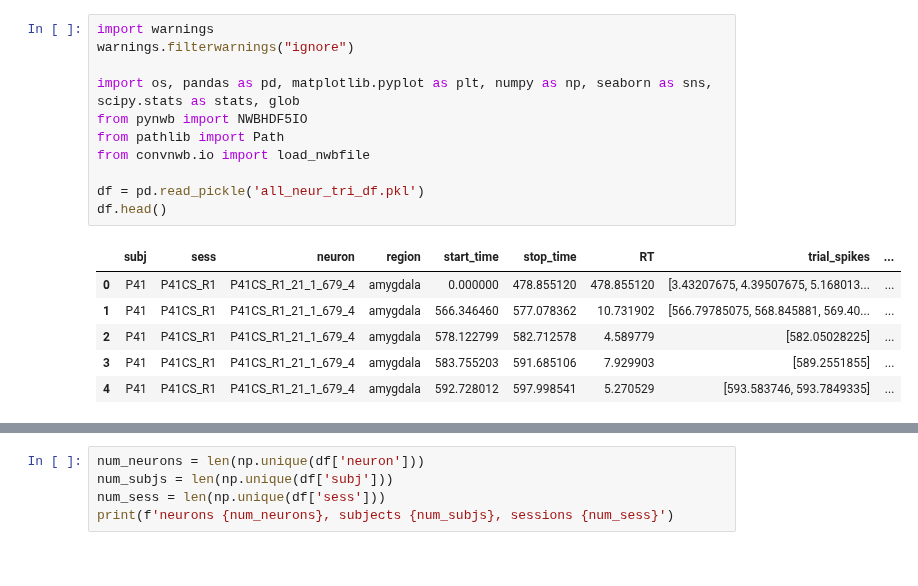
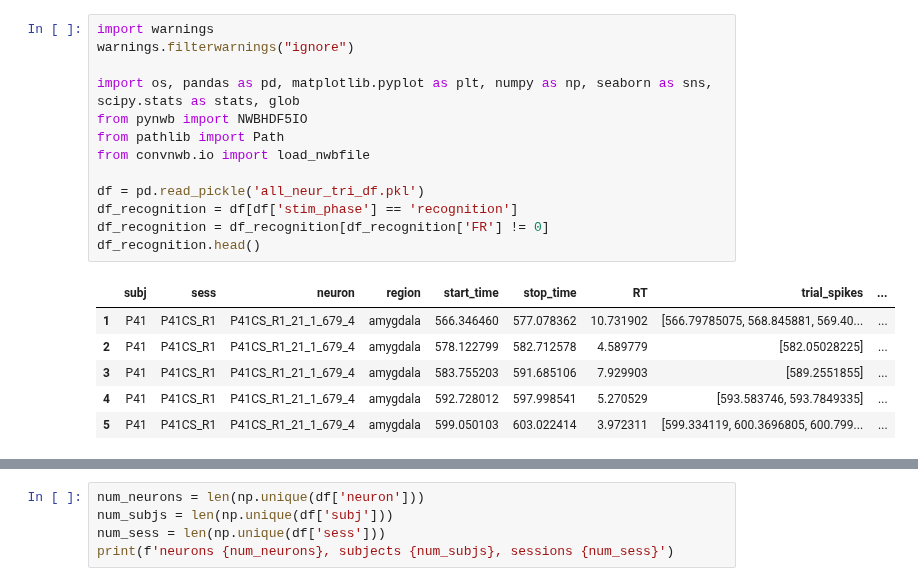
Before and after one commit to NuttidaLab/movie_analysis, a Jupyter notebook: recognition_plots.ipynb, the cells around one changed output, grey strips where cells are left out. Drawn from its saved outputs; the diff is of its cells as text.

```diff
--- a/recognition_plots.ipynb
+++ b/recognition_plots.ipynb
@@ -1,18 +12,20 @@
 # %%
 import warnings
 warnings.filterwarnings("ignore")
 
 import os, pandas as pd, matplotlib.pyplot as plt, numpy as np, seaborn as sns, scipy.stats as stats, glob
 from pynwb import NWBHDF5IO
 from pathlib import Path
 from convnwb.io import load_nwbfile
 
 df = pd.read_pickle('all_neur_tri_df.pkl')
-df.head()
+df_recognition = df[df['stim_phase'] == 'recognition']
+df_recognition = df_recognition[df_recognition['FR'] != 0]
+df_recognition.head()
 # %% [output]
 |  | subj | sess | neuron | region | start_time | stop_time | RT | trial_spikes | ... |
-| 0 | P41 | P41CS_R1 | P41CS_R1_21_1_679_4 | amygdala | 0.000000 | 478.855120 | 478.855120 | [3.43207675, 4.39507675, 5.168013... | ... |
 | 1 | P41 | P41CS_R1 | P41CS_R1_21_1_679_4 | amygdala | 566.346460 | 577.078362 | 10.731902 | [566.79785075, 568.845881, 569.40... | ... |
 | 2 | P41 | P41CS_R1 | P41CS_R1_21_1_679_4 | amygdala | 578.122799 | 582.712578 | 4.589779 | [582.05028225] | ... |
 | 3 | P41 | P41CS_R1 | P41CS_R1_21_1_679_4 | amygdala | 583.755203 | 591.685106 | 7.929903 | [589.2551855] | ... |
 | 4 | P41 | P41CS_R1 | P41CS_R1_21_1_679_4 | amygdala | 592.728012 | 597.998541 | 5.270529 | [593.583746, 593.7849335] | ... |
+| 5 | P41 | P41CS_R1 | P41CS_R1_21_1_679_4 | amygdala | 599.050103 | 603.022414 | 3.972311 | [599.334119, 600.3696805, 600.799... | ... |
```
Also changed, not shown: parts of 17 cells of this notebook, 1 other file.
